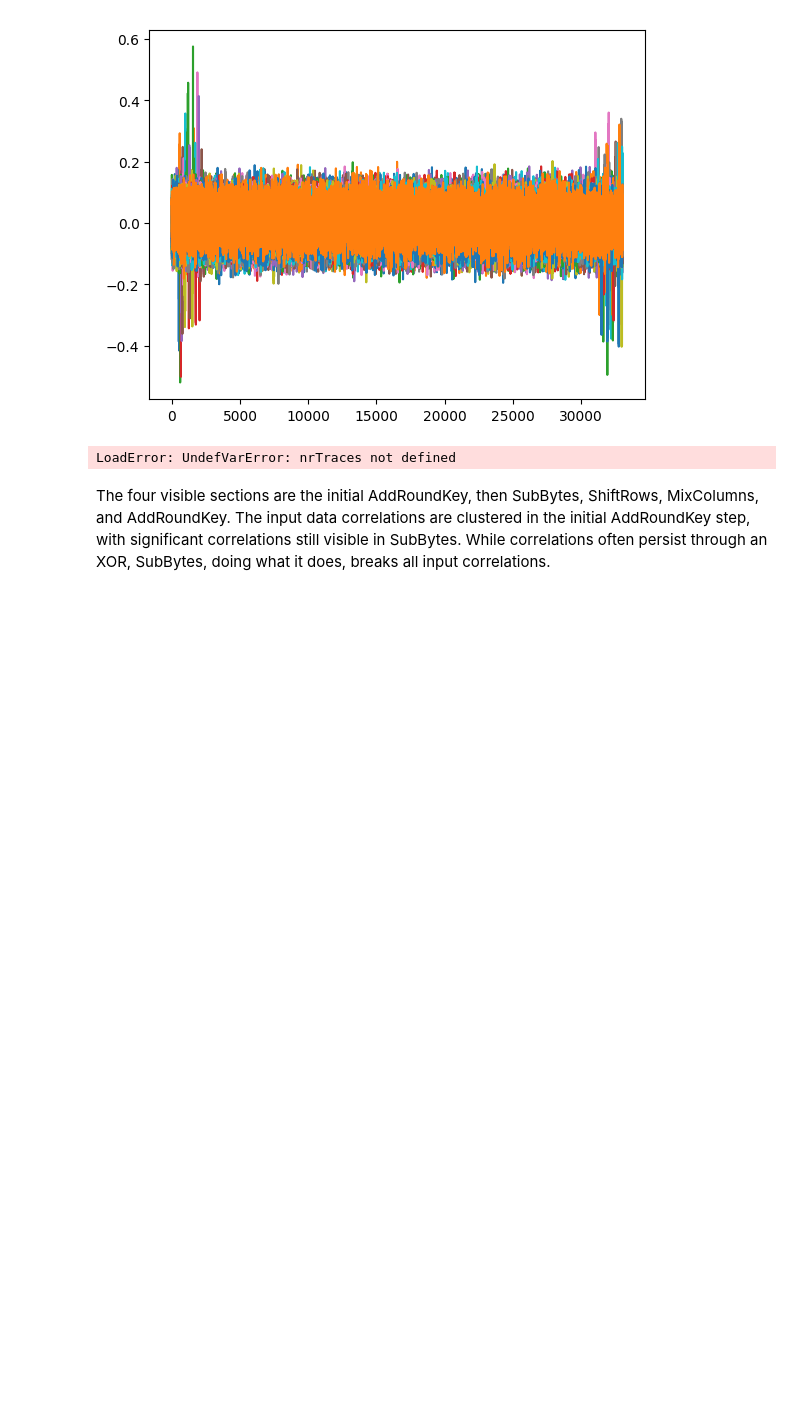
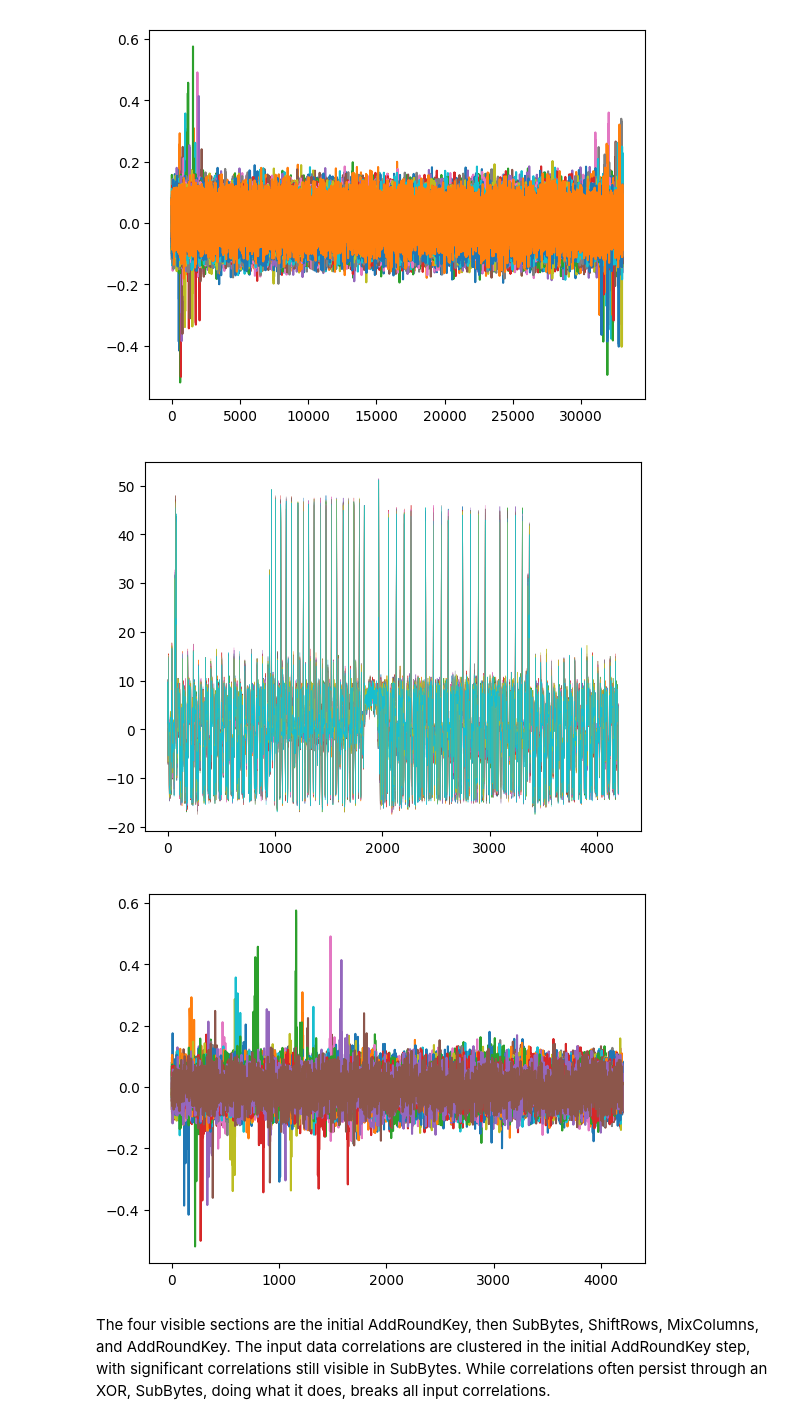
Before and after one commit to cloakware-ctf/rhme3-writeups, a Jupyter notebook: its_a_ko_magic/rhme3-itsakindofmagic.ipynb, the cells around one changed output. Drawn from its saved outputs; the diff is of its cells as text; code cells hidden in the pictures; blank space fills up the shorter version.

```diff
--- a/its_a_ko_magic/rhme3-itsakindofmagic.ipynb
+++ b/its_a_ko_magic/rhme3-itsakindofmagic.ipynb
@@ -54,14 +55,15 @@ plot(cor(samples[1:end,1:end], data[:,1:32]))
 # %%
 # Plot up to the end of the first round, and the input data correlations
 firstRound = 400:4600
 ((data,samples),eof) = readTraces(trs, 1:10);
 plot(samples[1:10,firstRound]', linewidth=.3);
 figure()
-((data,samples),eof) = readTraces(trs, 1:nrTraces);
+((data,samples),eof) = readTraces(trs, 1:500);
 plot(cor(samples[1:end,firstRound], data[:,1:16]))
 ;
 # %% [output]
-LoadError: UndefVarError: nrTraces not defined
+[figure, added]
+[figure, added]
 # %% [markdown]
 The four visible sections are the initial AddRoundKey, then SubBytes, ShiftRows, MixColumns, and AddRoundKey. The input data correlations are clustered in the initial AddRoundKey step, with significant correlations still visible in SubBytes. While correlations often persist through an XOR, SubBytes, doing what it does, breaks all input correlations.
 # %% [markdown]
```
Also changed, not shown: parts of 1 cell of this notebook, 1 other file.
